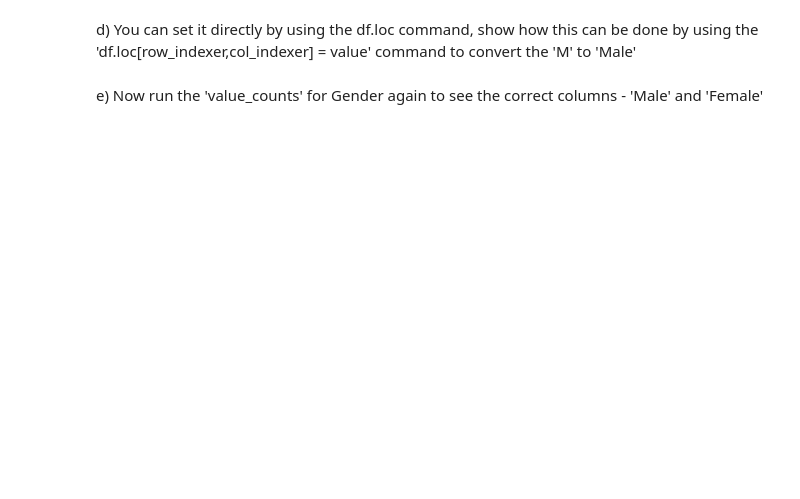
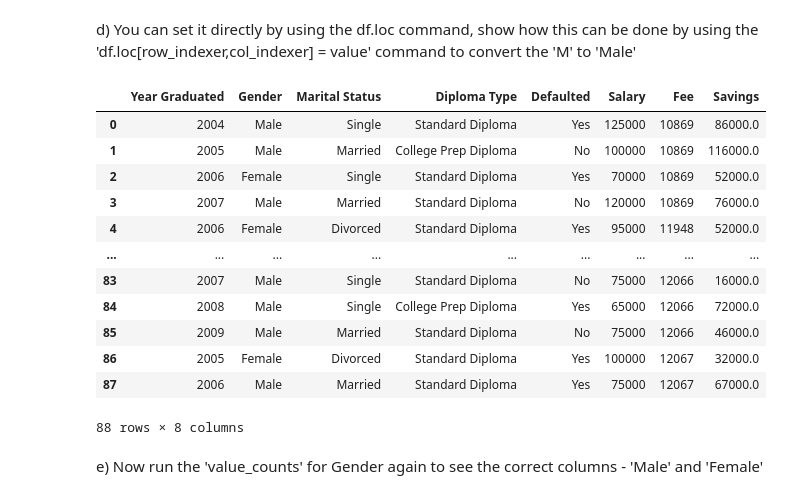
Before and after one commit to Rwangechi/RuthWangech, a Jupyter notebook: Wangechi Assignment 1.ipynb, the cells around one changed output. Cells and saved outputs as stored; diff of their text form; code cells hidden in the pictures; blank space fills up the shorter version.

```diff
--- a/Wangechi Assignment 1.ipynb
+++ b/Wangechi Assignment 1.ipynb
@@ -82,0 +199,4 @@ c) That didn't the set alumni["Gender"] column however. You will need to update
+# %%
+# c) (1)
+Alumni["Gender"]= Alumni["Gender"].str.replace("^[M]$", "Male")
+Alumni.head
@@ -87,3 +223,21 @@ d) You can set it directly by using the df.loc command, show how this can be don
+# %%
+# d) (1)
+Alumni.loc[(Alumni.Gender=='M'),'Gender']='Male'
+Alumni
+# %% [output]
+|  | Year Graduated | Gender | Marital Status | Diploma Type | Defaulted | Salary | Fee | Savings |
+| 0 | 2004 | Male | Single | Standard Diploma | Yes | 125000 | 10869 | 86000.0 |
+| 1 | 2005 | Male | Married | College Prep Diploma | No | 100000 | 10869 | 116000.0 |
+| 2 | 2006 | Female | Single | Standard Diploma | Yes | 70000 | 10869 | 52000.0 |
+| 3 | 2007 | Male | Married | Standard Diploma | No | 120000 | 10869 | 76000.0 |
+| 4 | 2006 | Female | Divorced | Standard Diploma | Yes | 95000 | 11948 | 52000.0 |
+| ... | ... | ... | ... | ... | ... | ... | ... | ... |
+| 83 | 2007 | Male | Single | Standard Diploma | No | 75000 | 12066 | 16000.0 |
+| 84 | 2008 | Male | Single | College Prep Diploma | Yes | 65000 | 12066 | 72000.0 |
+| 85 | 2009 | Male | Married | Standard Diploma | No | 75000 | 12066 | 46000.0 |
+| 86 | 2005 | Female | Divorced | Standard Diploma | Yes | 100000 | 12067 | 32000.0 |
+| 87 | 2006 | Male | Married | Standard Diploma | Yes | 75000 | 12067 | 67000.0 |
+88 rows × 8 columns
 # %% [markdown]
 e) Now run the 'value_counts' for Gender again to see the correct columns - 'Male' and 'Female'
 # %%
```
Also changed, not shown: parts of 26 cells of this notebook.
